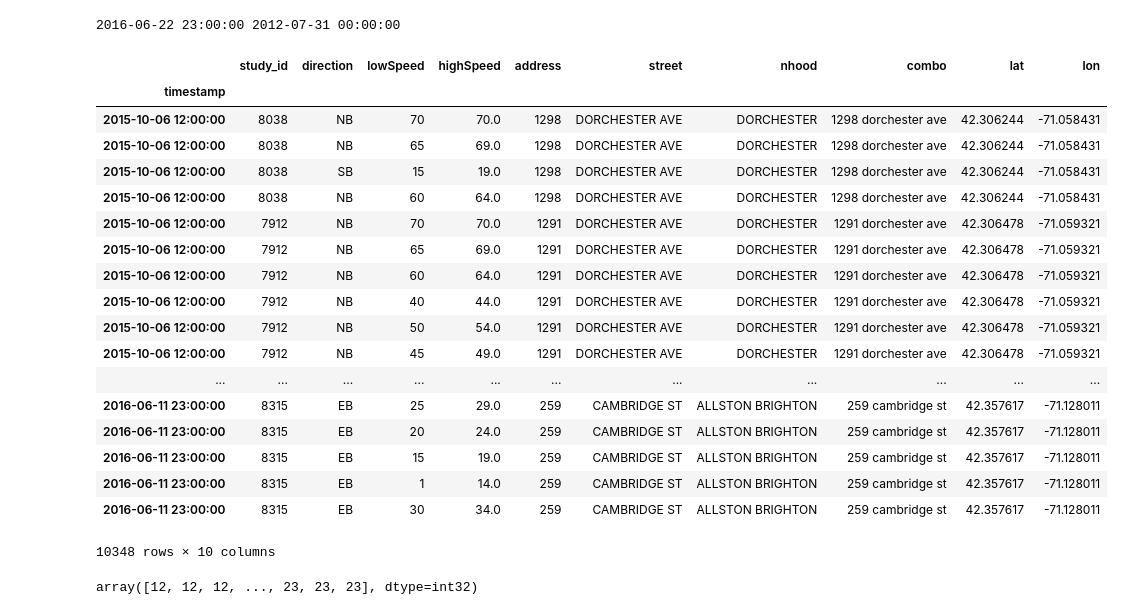
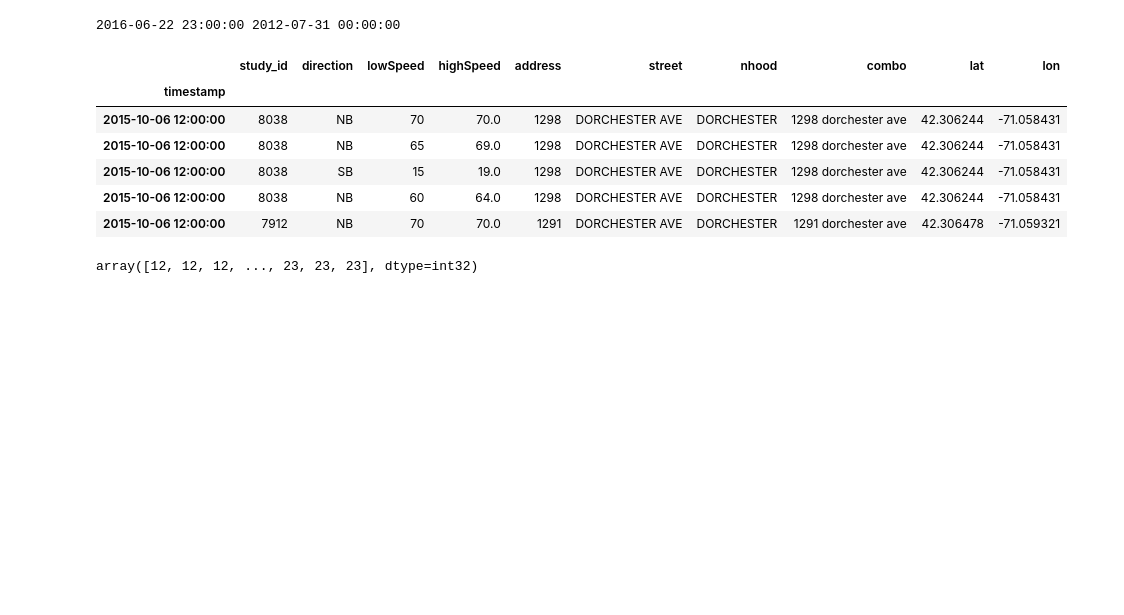
Before and after one commit to Roverlee/traffic, a Jupyter notebook: speed data look at by time.ipynb, the cells around one changed output. Cells and saved outputs as stored; diff of their text form; code cells hidden in the pictures; blank space fills up the shorter version.

```diff
--- a/speed data look at by time.ipynb
+++ b/speed data look at by time.ipynb
@@ -61,27 +61,15 @@ B = A
 # %%
 B.index = B['timestamp']
 del B['timestamp']
-B
+B.head()
 # %% [output]
 |  | study_id | direction | lowSpeed | highSpeed | address | street | nhood | combo | lat | lon |
 | timestamp |  |  |  |  |  |  |  |  |  |  |
 | 2015-10-06 12:00:00 | 8038 | NB | 70 | 70.0 | 1298 | DORCHESTER AVE | DORCHESTER | 1298 dorchester ave | 42.306244 | -71.058431 |
 | 2015-10-06 12:00:00 | 8038 | NB | 65 | 69.0 | 1298 | DORCHESTER AVE | DORCHESTER | 1298 dorchester ave | 42.306244 | -71.058431 |
 | 2015-10-06 12:00:00 | 8038 | SB | 15 | 19.0 | 1298 | DORCHESTER AVE | DORCHESTER | 1298 dorchester ave | 42.306244 | -71.058431 |
 | 2015-10-06 12:00:00 | 8038 | NB | 60 | 64.0 | 1298 | DORCHESTER AVE | DORCHESTER | 1298 dorchester ave | 42.306244 | -71.058431 |
 | 2015-10-06 12:00:00 | 7912 | NB | 70 | 70.0 | 1291 | DORCHESTER AVE | DORCHESTER | 1291 dorchester ave | 42.306478 | -71.059321 |
-| 2015-10-06 12:00:00 | 7912 | NB | 65 | 69.0 | 1291 | DORCHESTER AVE | DORCHESTER | 1291 dorchester ave | 42.306478 | -71.059321 |
-| 2015-10-06 12:00:00 | 7912 | NB | 60 | 64.0 | 1291 | DORCHESTER AVE | DORCHESTER | 1291 dorchester ave | 42.306478 | -71.059321 |
-| 2015-10-06 12:00:00 | 7912 | NB | 40 | 44.0 | 1291 | DORCHESTER AVE | DORCHESTER | 1291 dorchester ave | 42.306478 | -71.059321 |
-| 2015-10-06 12:00:00 | 7912 | NB | 50 | 54.0 | 1291 | DORCHESTER AVE | DORCHESTER | 1291 dorchester ave | 42.306478 | -71.059321 |
-| 2015-10-06 12:00:00 | 7912 | NB | 45 | 49.0 | 1291 | DORCHESTER AVE | DORCHESTER | 1291 dorchester ave | 42.306478 | -71.059321 |
-| ... | ... | ... | ... | ... | ... | ... | ... | ... | ... | ... |
-| 2016-06-11 23:00:00 | 8315 | EB | 25 | 29.0 | 259 | CAMBRIDGE ST | ALLSTON BRIGHTON | 259 cambridge st | 42.357617 | -71.128011 |
-| 2016-06-11 23:00:00 | 8315 | EB | 20 | 24.0 | 259 | CAMBRIDGE ST | ALLSTON BRIGHTON | 259 cambridge st | 42.357617 | -71.128011 |
-| 2016-06-11 23:00:00 | 8315 | EB | 15 | 19.0 | 259 | CAMBRIDGE ST | ALLSTON BRIGHTON | 259 cambridge st | 42.357617 | -71.128011 |
-| 2016-06-11 23:00:00 | 8315 | EB | 1 | 14.0 | 259 | CAMBRIDGE ST | ALLSTON BRIGHTON | 259 cambridge st | 42.357617 | -71.128011 |
-| 2016-06-11 23:00:00 | 8315 | EB | 30 | 34.0 | 259 | CAMBRIDGE ST | ALLSTON BRIGHTON | 259 cambridge st | 42.357617 | -71.128011 |
-10348 rows × 10 columns
 # %%
 #get hours from timestamp, easiest to set it as index ie use d2 above where it is
 hours = B.index.hour
```
Also changed, not shown: parts of 1 cell of this notebook, 1 other file.
